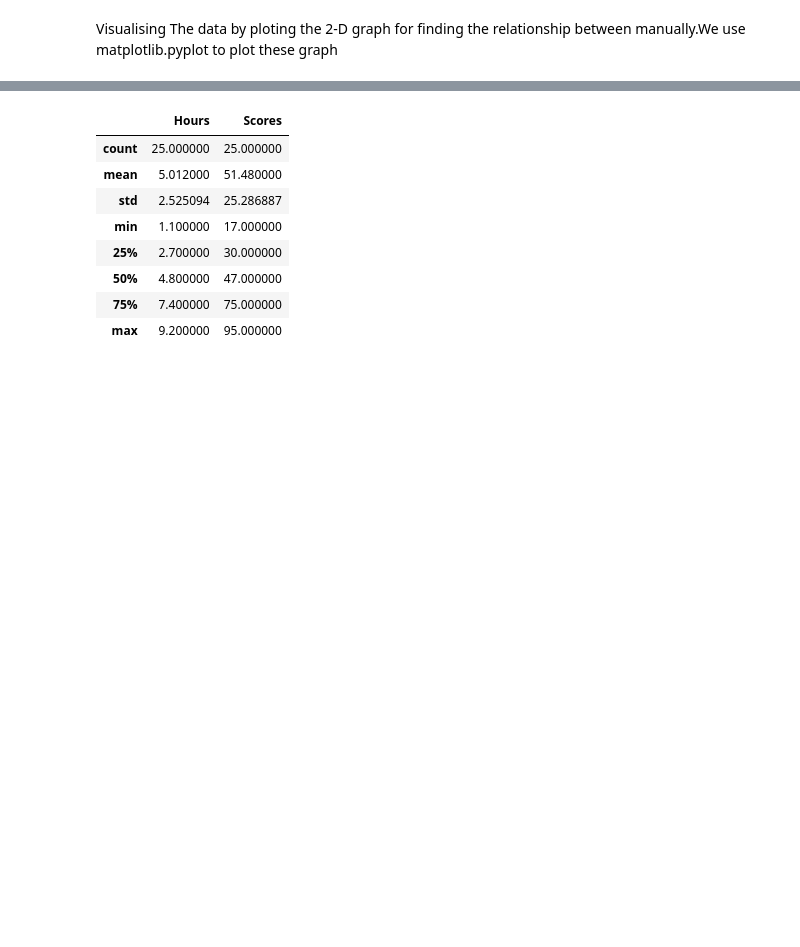
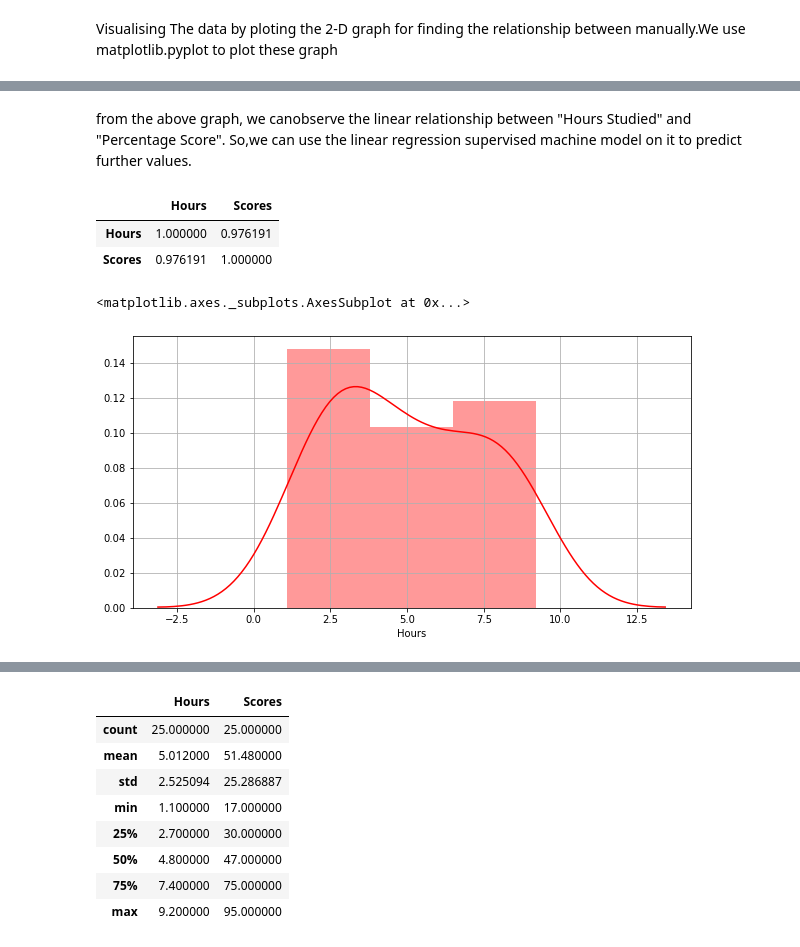
Before and after one commit to ShubhamSalokhe/The_Sparks_Foundation_Tasks, a Jupyter notebook: Task_1/Prediction using Supervised ML.ipynb, the cells around one changed output, grey strips where cells are left out. Cells and saved outputs as stored; diff of their text form; code cells hidden in the pictures; blank space fills up the shorter version.

```diff
--- a/Task_1/Prediction using Supervised ML.ipynb
+++ b/Task_1/Prediction using Supervised ML.ipynb
@@ -50,0 +64,20 @@ Above diagram is well suited for linear relation between the number of hours stu
+# %% [markdown]
+from the above graph, we canobserve the linear relationship between "Hours Studied" and "Percentage Score". So,we can use the linear regression supervised machine model on it to predict further values.
+# %%
+data.corr()    #correlation between two values
+# %% [output]
+|  | Hours | Scores |
+| Hours | 1.000000 | 0.976191 |
+| Scores | 0.976191 | 1.000000 |
+# %%
+import seaborn as sns
+import warnings as wg
+wg.filterwarnings("ignore")
+
+plt.figure(figsize=(10,5))
+plt.grid(True)
+hours=data['Hours']
+sns.distplot(hours,color='r')
+# %% [output]
+<matplotlib.axes._subplots.AxesSubplot at 0x...>
+[figure, added]
```
Also changed, not shown: parts of 12 cells of this notebook.
